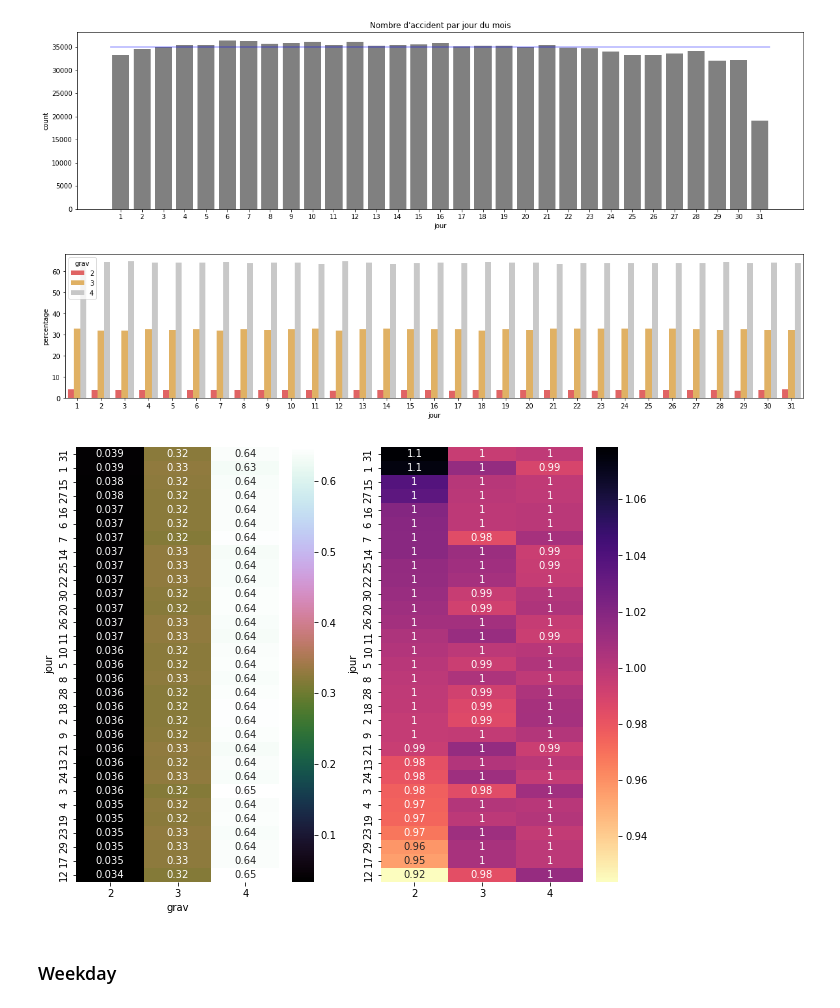
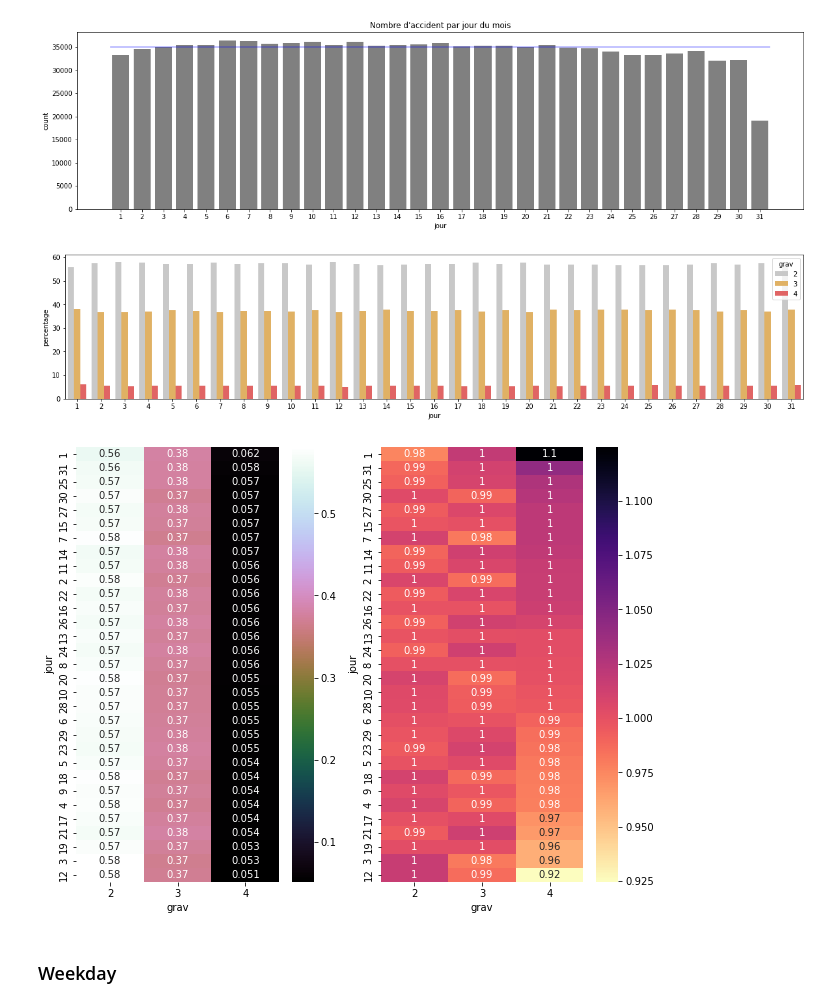
Before and after one commit to YacineHajjiDataScientist/20220814_dsProject, a Jupyter notebook: 20220821_projectDS.ipynb, the cells around one changed output. Drawn from its saved outputs; the diff is of its cells as text; code cells hidden in the pictures.

```diff
--- a/20220821_projectDS.ipynb
+++ b/20220821_projectDS.ipynb
@@ -40,10 +44,10 @@ dill.dump_session('notebook_env.db')
 # --------------------------------------Import--------------------------------------
 # %%
 ##### Import of tables into dataframes
-dfLieux = pd.read_csv('20220817_table_lieux.csv', sep=',')
-dfUsagers = pd.read_csv('20220814_table_usagers.csv', sep=',')
-dfVehicules = pd.read_csv('20220817_table_vehicules.csv', sep=',')
-dfCarac = pd.read_csv('20220817_table_caracteristiques.csv', sep=',')
+dfLieux = pd.read_csv('20220906_table_lieux.csv', sep=',')
+dfUsagers = pd.read_csv('20220906_table_usagers.csv', sep=',')
+dfVehicules = pd.read_csv('20220906_table_vehicules.csv', sep=',')
+dfCarac = pd.read_csv('20220906_table_caracteristiques.csv', sep=',')
 
 ##### Merging of tables into 1 pooled dataframe
 # dfPool = pd.merge(dfLieux, dfUsagers, dfVehicules, dfCarac, on="Num_Acc")
@@ -504,22 +512,22 @@ dfCaracGpByMonthday = (dfCarac.groupby(['jour'])['grav']
 # Display plotx
 fig, ax = plt.subplots(figsize=(20, 4))
 sns.barplot(x="jour", y="percentage", hue="grav", data=dfCaracGpByMonthday,
-             palette=['#F45050','#F4B650','#C8C8C8']);
+             palette=['#C8C8C8','#F4B650','#F45050']);
 # Hard to read this figure but no trend seems to be seen
 # %% [output]
-[figure, old version]
+[figure, new version]
 # %%
 # data-management
-dfMonthdayGrav = pd.crosstab(dfCarac['jour'], dfCarac['grav'], normalize=0).sort_values(by=2, ascending=False)
+dfMonthdayGrav = pd.crosstab(dfCarac['jour'], dfCarac['grav'], normalize=0).sort_values(by=4, ascending=False)
 
 # Display plots
 fig, ax = plt.subplots(1, 2, figsize=(10, 8))
 sns.heatmap(dfMonthdayGrav, annot=True, cmap='cubehelix', ax=ax[0])
 sns.heatmap(dfMonthdayGrav.apply(lambda x: x/dfCarac['grav'].value_counts(normalize=True), axis=1), annot=True, cmap='magma_r', ax=ax[1]);
 fig.show()
 # Geniunly no trend drawn
 # %% [output]
-[figure, old version]
+[figure, new version]
 # %% [markdown]
 ### Weekday
 # %%
```
Also changed, not shown: parts of 59 cells of this notebook.
